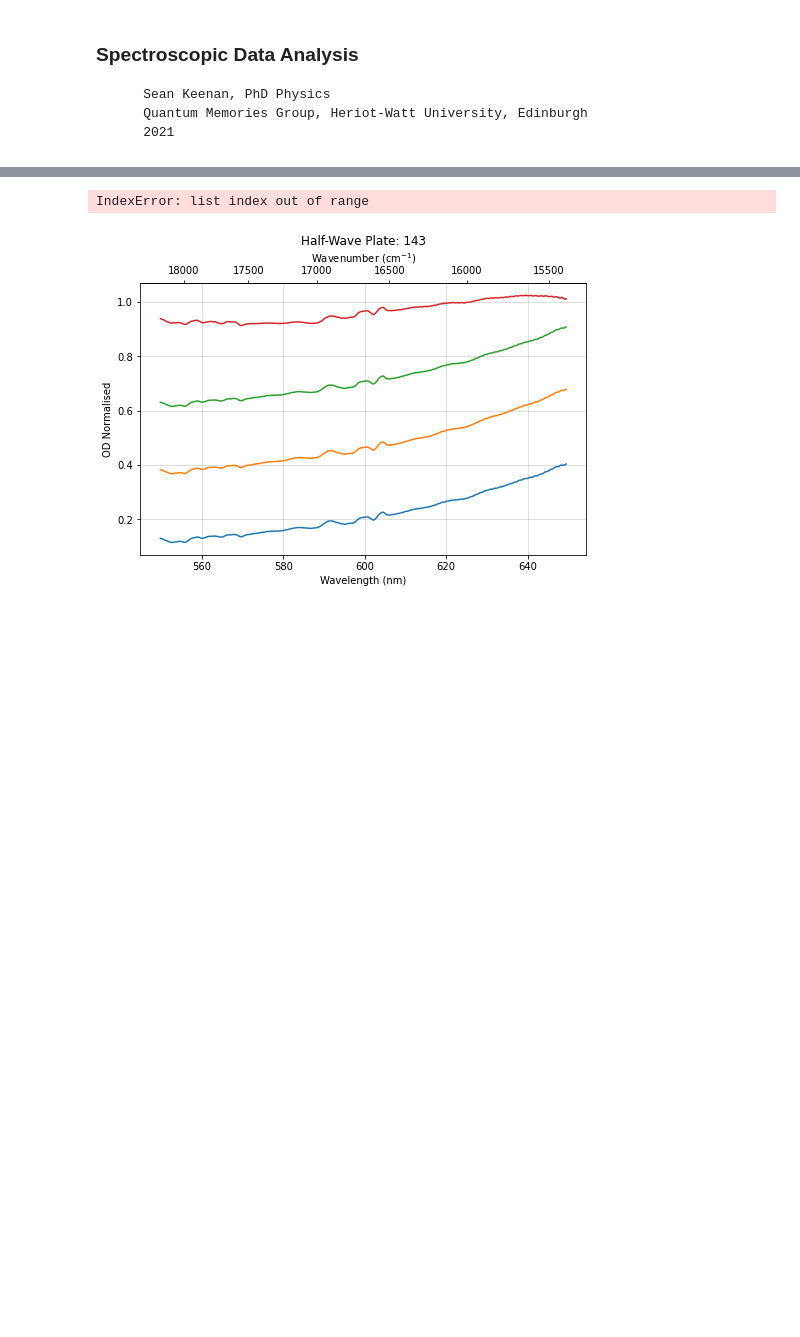
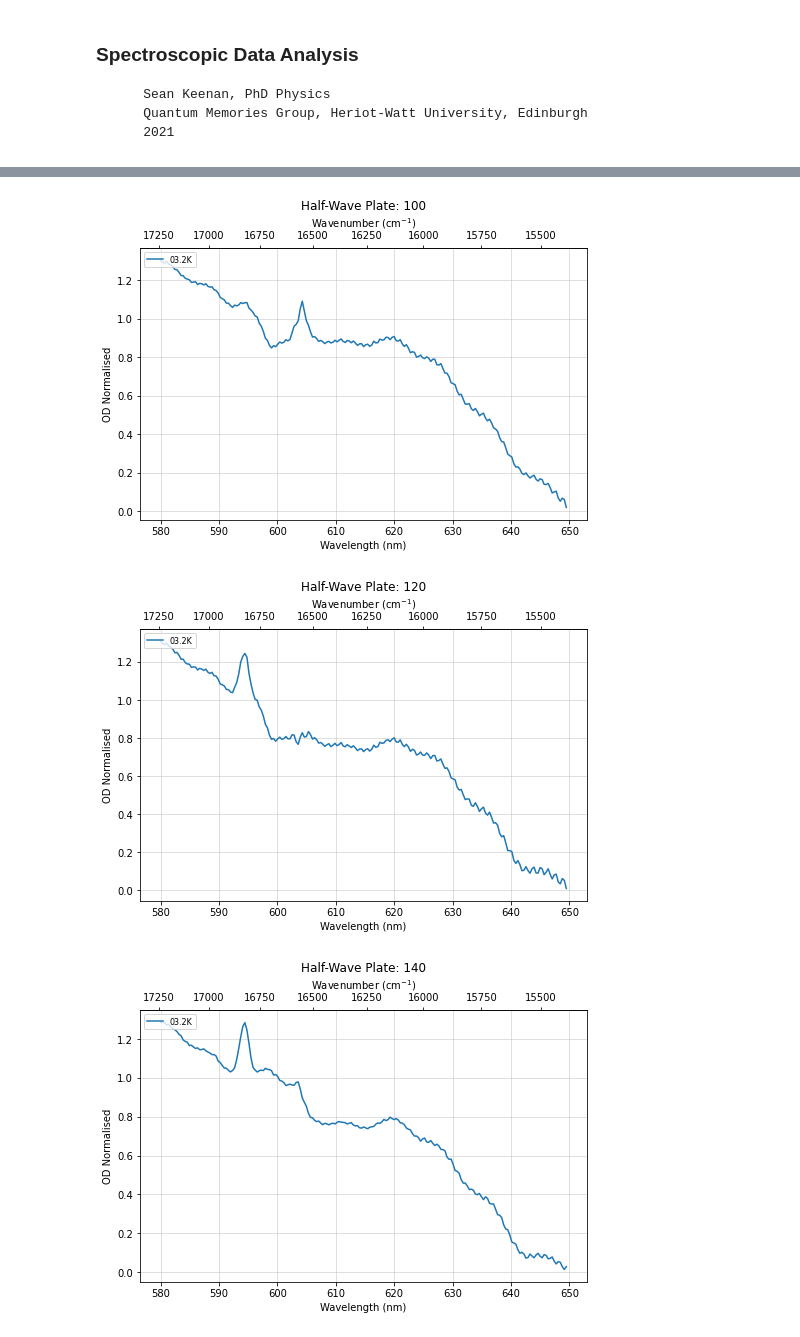
Before and after one commit to SMK-UK/Spectroscopy, a Jupyter notebook: transmission.ipynb, the cells around one changed output, grey strips where cells are left out. Saved outputs shown, nothing was run; the diff lists cells and outputs as text; code cells hidden in the pictures; blank space fills up the shorter version.

```diff
--- a/transmission.ipynb
+++ b/transmission.ipynb
@@ -58,9 +68,9 @@ holder = 0
 for root, dirs, files in os.walk(path):
     if holder == 1:
         folder_list.append(root)
-        temp =[]
+        temp = []
         for file in files:
-            if(file.endswith((".csv", ".txt"))):
+            if(file.endswith(exts)):
                 # ignore collection data notes
                 if "notes" in file or "setup" in file:
                     continue
@@ -83,7 +93,7 @@ for polarisation in polarisations:
             if polarisation in dataset:
                 # check for reference data
                 # add flag if no reference!
-                if "ref" in dataset or "reference" in dataset:
+                if any(string in refs for string in dataset):
                     bg_temp_wave = []
                     bg_temp_I = []
                     with open(dataset, 'r', newline='') as raw_file:
@@ -116,9 +125,8 @@ for polarisation in polarisations:
 # %%
 '''
-interpolate reference data for each file - avoids issue of wavelength array length mismatch
+Check lengths of arrays and interpolate reference data for each file - avoids issue of wavelength array length mismatch
 
 '''
-check_temp = []
 # cycle through polarisations
 for idx_1 in range(len(polarisations)):
     temp_I_0 = []
@@ -140,13 +148,12 @@ for idx_1 in range(len(polarisations)):
             I_temp -= adjust
         else:
             temp_I_0.append(spline_temp)
-        temp_OD.append(np.log(13*temp_I_0[idx_2]/I_temp))
-    check_temp.append(I_temp)
+        temp_OD.append(np.log(temp_I_0[idx_2]/I_temp))
     I_0.append(temp_I_0)
     OD.append(temp_OD)
 
-# zoom function for wavelength range
-if zoom == 1:
+    # zoom function for wavelength range
+if zoom == True:
     for index, waves in enumerate(wave_sets):
         start = []
         stop = []
@@ -160,7 +167,7 @@ if zoom == 1:
             stop.append(temp_stop)
         starts.append(start)
         stops.append(stop)
-elif zoom != 1:
+elif zoom != True:
     for index, waves in enumerate(wave_sets):
         start = []
         stop = []
@@ -169,10 +176,5 @@ elif zoom != 1:
             stop.append(-1)
         starts.append(start)
         stops.append(stop)
-
-# mask OD data to remove -inf, nan and inf from normalisation
-masked_OD = ma.masked_invalid(OD)
-# normalise the OD
-OD_norm = masked_OD / np.nanmax(masked_OD)
 # %% [markdown]
 ##### Print Raw Output
@@ -181,34 +182,36 @@ OD_norm = masked_OD / np.nanmax(masked_OD)
 # %%
-if zoom == 0:
+if zoom == False:
     string_format = path + '\\' + str(round(min(bg_wavelengths[0]))) + '_' + str(round(max(bg_wavelengths[0]))) + '_'
 else:
     string_format = path + '\\' + str(lower) + '_' + str(upper) + '_'
 
 # create separate plots for each polarisation
 for idx_1, polarisation in enumerate(polarisations):
 
     fig_1, ax_1 = mp.subplots(figsize=(8, 5))
     ax_1.set_title(str('Half-Wave Plate: ' + str(polarisation)))
     ax_1.set(xlabel='Wavelength (nm)', ylabel='OD Normalised')
     sec_ax = ax_1.secondary_xaxis('top', functions= (lambda x: 1e7 / x, lambda x: 1e7 / x))
     sec_ax.set_xlabel('Wavenumber (cm$^{-1}$)')
     ax_1.grid(True)
     ax_1.grid(True, color='silver', linewidth=0.5)
-
+    if view == True:
+        for value in woi:
+            ax_1.axvline(x=value, linestyle='--')
 
     #shift each spectrum by a defined value
     shift = 0
-    for idx_2, wave in enumerate(wave_sets[index]):
+    for idx_2, wave in enumerate(wave_sets[idx_1]):
         lbl = os.path.split(folder_list[idx_2])
-        data = OD_norm[idx_1][idx_2] + shift
-        ax_1.plot(wave[start[idx_2]:stop[idx_2]], data[start[idx_2]:stop[idx_2]], color=None, marker=None, linestyle='-', alpha=1, label=lbl[1])
-
-        shift += (0.25)
+        data = OD[idx_1][idx_2] - np.amin(OD[idx_1][idx_2]) + shift
+        ax_1.plot(wave[starts[idx_1][idx_2]:stops[idx_1][idx_2]], data[starts[idx_1][idx_2]:stops[idx_1][idx_2]], color=None, marker=None, linestyle='-', alpha=1, label=lbl[1])
+        shift += shifter
 
     ax_1.legend(loc='upper left', fontsize=8)
 
-    if save_fig == 1:
+    if save_fig == True:
         fig_1.savefig(fname=string_format + str(polarisation) + '.jpg', dpi='figure', format='jpg', bbox_inches='tight')
 # %% [output]
-IndexError: list index out of range
-[figure, old version]
+[figure, new version]
+[figure, added]
+[figure, added]
```
Also changed, not shown: parts of 15 cells of this notebook, 8 other files.
